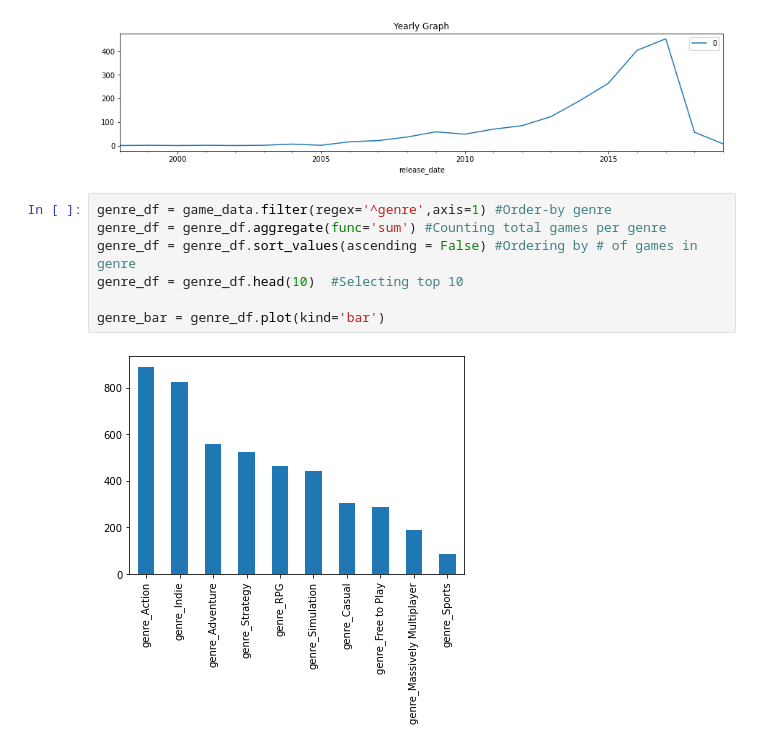
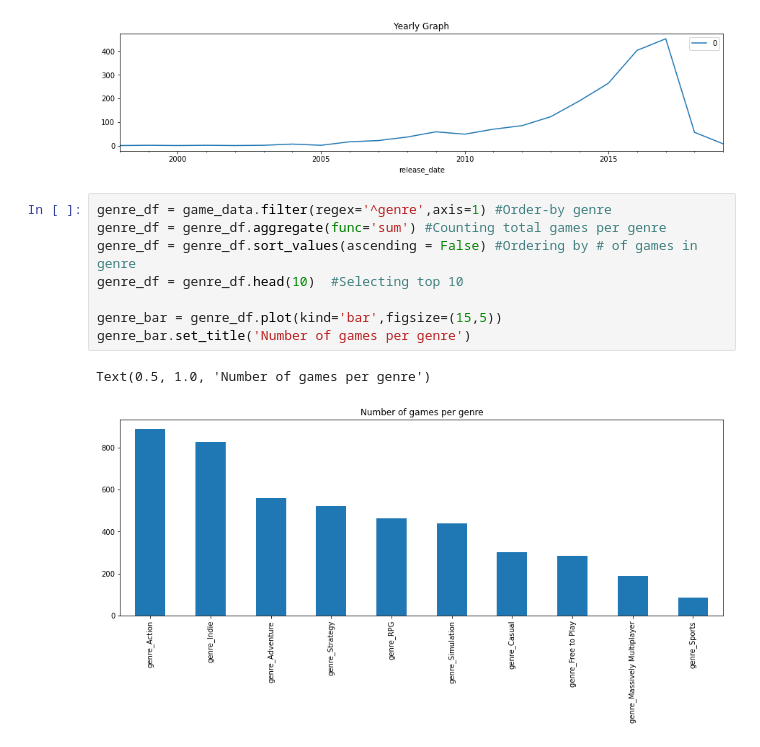
Before and after one commit to Jonhops1595/steam_machine_learning, a Jupyter notebook: Data Visuallizations.ipynb, the cells around one changed output. Cells and saved outputs as stored; diff of their text form.

```diff
--- a/Data Visuallizations.ipynb
+++ b/Data Visuallizations.ipynb
@@ -50,9 +50,11 @@ Text(0.5, 1.0, 'Yearly Graph')
 # %%
 genre_df = game_data.filter(regex='^genre',axis=1) #Order-by genre
 genre_df = genre_df.aggregate(func='sum') #Counting total games per genre
 genre_df = genre_df.sort_values(ascending = False) #Ordering by # of games in genre
 genre_df = genre_df.head(10)  #Selecting top 10
 
-genre_bar = genre_df.plot(kind='bar')
+genre_bar = genre_df.plot(kind='bar',figsize=(15,5))
+genre_bar.set_title('Number of games per genre')
 # %% [output]
+Text(0.5, 1.0, 'Number of games per genre')
-[figure, old version]
+[figure, new version]
```
Also changed, not shown: parts of 3 cells of this notebook.
